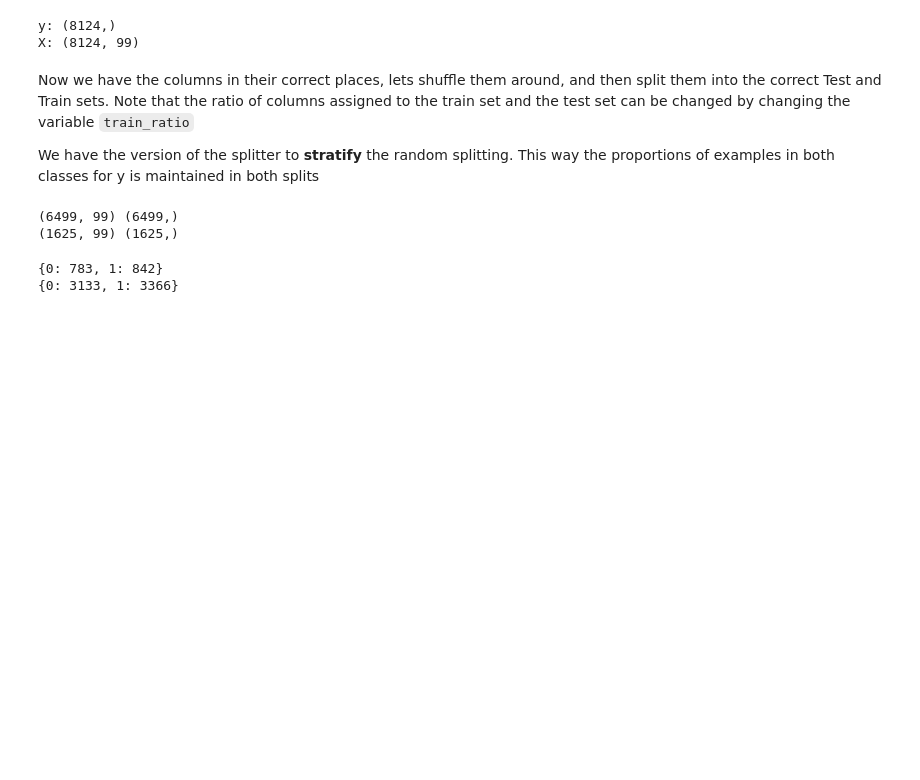
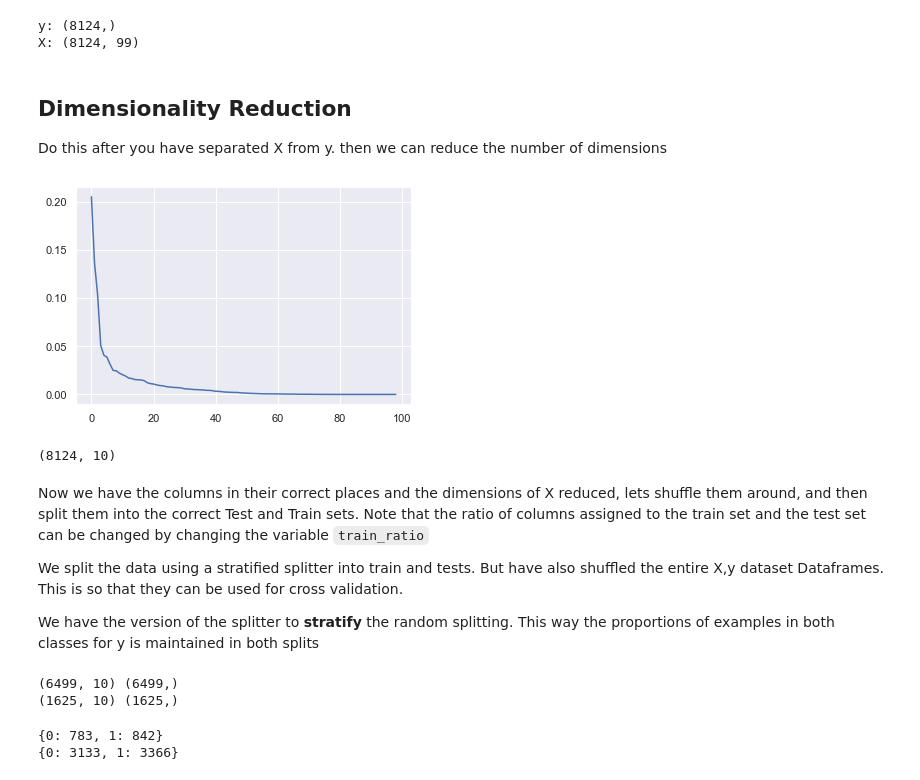
Before and after one commit to T-Tatsuya-W/AI_Coursework, a Jupyter notebook: workings.ipynb, the cells around one changed output. Saved outputs shown, nothing was run; the diff lists cells and outputs as text; code cells hidden in the pictures; blank space fills up the shorter version.

```diff
--- a/workings.ipynb
+++ b/workings.ipynb
@@ -262,15 +260,40 @@ Now that all our data is clean, encoded and ready to go, lets get started by spl
 If we assume we will be using a simple data splitting method, we simply need to have both the $X$ and $y$ for training aand testing
 # %%
 y = cleanDataset['edibility'].values
-X = cleanDataset.iloc[:, 1:].values
-print("y: "+str(y.shape) + "\nX: "+str(X.shape))
+big_X = cleanDataset.iloc[:, 1:].values
+
+print("y: "+str(y.shape) + "\nX: "+str(big_X.shape))
 # %% [output]
 y: (8124,)
 X: (8124, 99)
+# %% [markdown]
+## Dimensionality Reduction
+Do this after you have separated X from y. then we can reduce the number of dimensions
+# %%
+from sklearn.decomposition import PCA
+
+pca = PCA(n_components=99)
+temp_X = pca.fit_transform(big_X)
+
+variances = pca.explained_variance_ratio_
+# print(variances)
+
+variance_plot = sns.lineplot(data = variances, markers = True)
+plt.show()
+# %% [output]
+[figure, added]
+# %%
+pca = PCA(n_components=10)
+X = pca.fit_transform(big_X)
+X.shape
+# %% [output]
+(8124, 10)
 # %% [markdown]
-Now we have the columns in their correct places, lets shuffle them around, and then split them into the correct Test and Train sets.
+Now we have the columns in their correct places and the dimensions of X reduced, lets shuffle them around, and then split them into the correct Test and Train sets.
 Note that the ratio of columns assigned to the train set and the test set can be changed by changing the variable `train_ratio`
 
+We split the data using a stratified splitter into train and tests. But have also shuffled the entire X,y dataset Dataframes. This is so that they can be used for cross validation.
+
 We have the version of the splitter to **stratify** the random splitting. This way the proportions of examples in both classes for y is maintained in both splits
 # %%
 from sklearn.model_selection import train_test_split
@@ -278,28 +301,19 @@ test_ratio = 0.2
 
 
 X_train, X_test, y_train, y_test = train_test_split(X, y, test_size = test_ratio, random_state = 0, stratify = y)
-"""
+
 indices = np.arange(cleanDataset.shape[0])
 rng = np.random.RandomState(0)
 permuted_indices = rng.permutation(indices)
-
-train_size = round(train_ratio*cleanDataset.shape[0])
-test_size = cleanDataset.shape[0] - train_size
-print("train: "+str(train_size)+"\ntest: "+str(test_size))
-train_ind = permuted_indices[:train_size]
-test_ind = permuted_indices[train_size:]
-
-
-X_train, X_test = X[train_ind], X[test_ind]
-y_train, y_test = y[train_ind], y[test_ind]
-"""
+X = X[permuted_indices]
+y = y[permuted_indices]
 
 
 print(X_train.shape, y_train.shape)
 print(X_test.shape, y_test.shape)
 # %% [output]
-(6499, 99) (6499,)
-(1625, 99) (1625,)
+(6499, 10) (6499,)
+(1625, 10) (1625,)
 # %%
 def Counts(ArrayToCount):
     vals, count = np.unique(ArrayToCount, return_counts=True)
```
Also changed, not shown: parts of 3 cells of this notebook, 21 other files.
